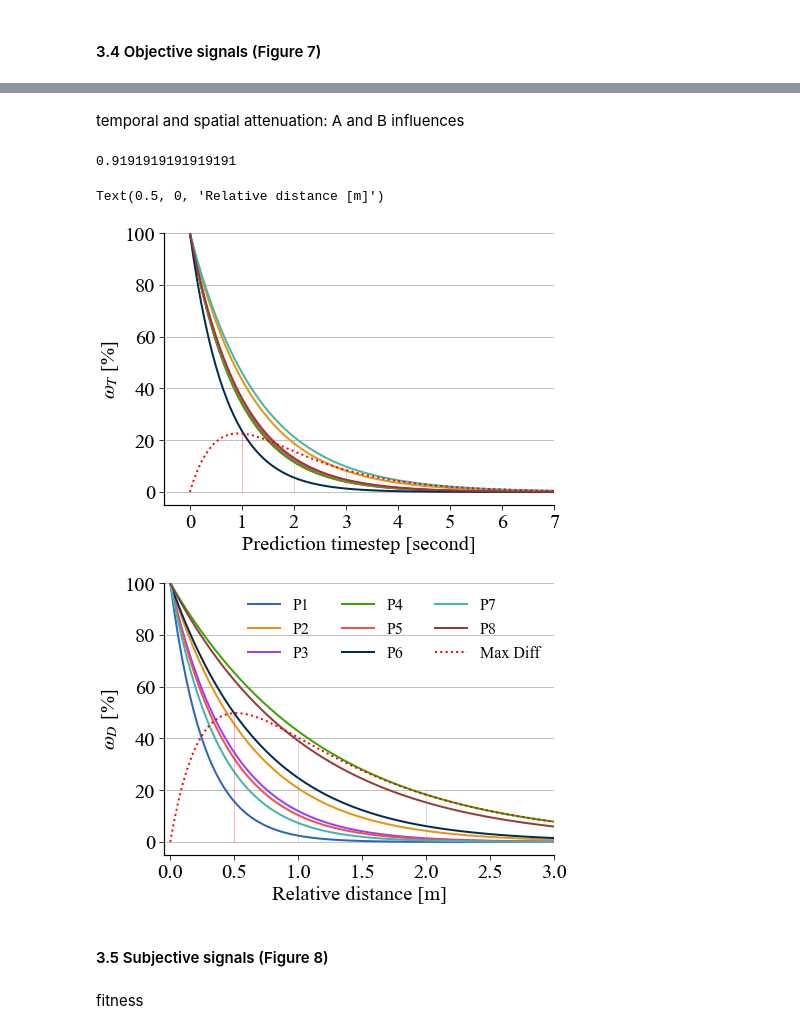
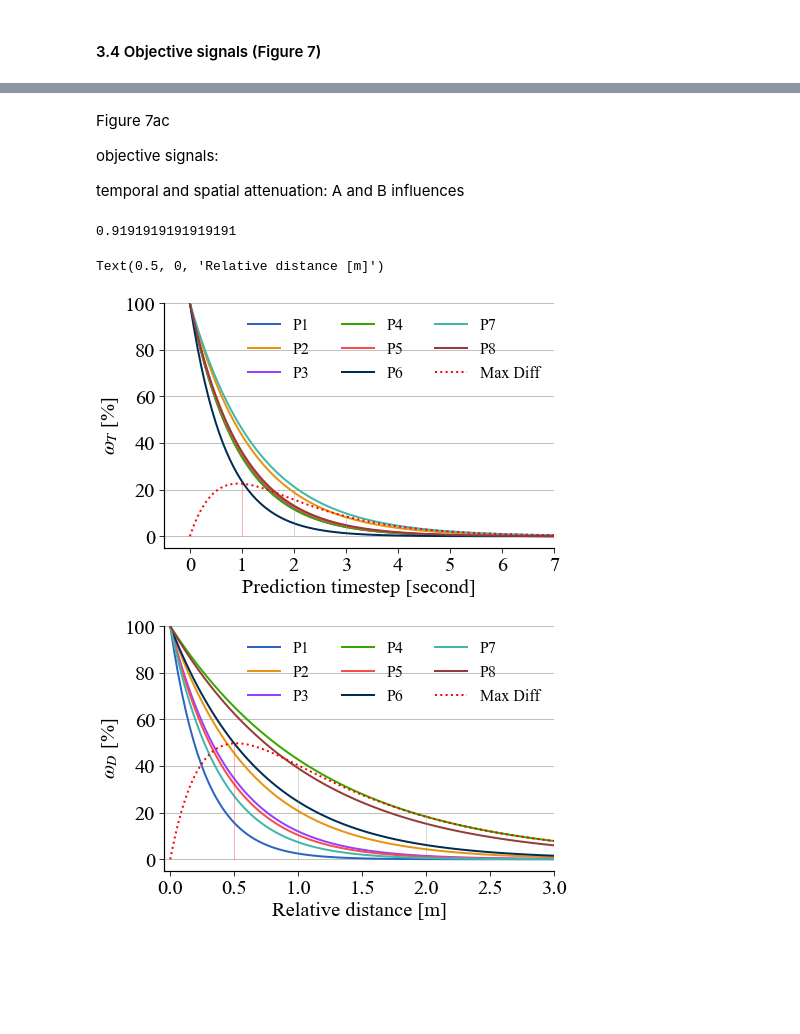
Before and after one commit to ChenChenGith/PODAR_individual_modeling_code, a Jupyter notebook: data_preprocess.ipynb, the cells around one changed output, grey strips where cells are left out. Saved outputs shown, nothing was run; the diff lists cells and outputs as text; code cells hidden in the pictures; blank space fills up the shorter version.

```diff
--- a/data_preprocess.ipynb
+++ b/data_preprocess.ipynb
@@ -577,10 +693,18 @@ Text(0.42, 0.5, 'Average R$^2$=0.93')
 # %% [markdown]
+Figure 7ac
+
+objective signals:
+
 temporal and spatial attenuation: A and B influences
 # %%
 A_list = [1.0600444078445435, 0.8356727361679077, 1.0756944417953491, 1.0794345140457153, 1.036150336265564, 1.4461475610733032, 0.7743525505065918, 1.0152881145477295]
 B_list = [3.715822219848633, 1.576579213142395, 2.126253843307495, 0.8500350117683411, 2.26875638961792, 1.3990570306777954, 2.6167290210723877, 0.9408774971961975]
+podar_max = [0.865146815776825, 0.7491351366043091, 0.6496762037277222, 0.5372337698936462, 0.7519077658653259, 0.7279267907142639, 0.9541683197021484, 0.9710002541542053]
+scale_list = [1.6150935888290405, 1.195246934890747, 1.2262033224105835, 1.016636848449707, 1.380411148071289, 1.7806282043457031, 1.4584137201309204, 1.7567945718765259]
+Alpha_list = [0.7] * 8
+horizon_list = [4, 7, 7, 6, 5, 4, 7, 7]
 
-plt.figure()
+plt.figure(figsize=(7,4.5))
 x = np.linspace(0,7,100)
 for i in range(8):
     plt.plot(x, np.exp(-1 * x * A_list[i]) * 100, label='P{}'.format(i+1))  #label='P{}: $A$={:.3f}'.format(i+1, A_list[i])
@@ -596,38 +720,35 @@ plt.plot([2,2], [0, 20], c='gray', linestyle='-', alpha=0.3, lw=1)
 plt.plot([3,3], [0, 10], c='gray', linestyle='-', alpha=0.3, lw=1)
 
 plt.xlim(-0.5,7)
 plt.xticks(np.linspace(0, 7,8))
 plt.ylim(-5,100)
-# plt.legend(ncol=3)
+plt.legend(ncol=3)
 plt.ylabel('$\omega_T$ [%]')
 plt.xlabel('Prediction timestep [second]')
-# plt.savefig(r'e:\博后工作资料\01_研究工作\06_论文\03_PODAR_carlibration\PODAR_carlibration_clear\images\fig09_obj_A.pdf')  # , bbox_inches='tight'
 
-plt.figure()
+
+plt.figure(figsize=(7,4.5))
 x = np.linspace(0,3,100)
 for i in range(8):
     plt.plot(x, np.exp(-1 * x * B_list[i]) * 100, label='P{}'.format(i+1))  # label='P{}: $B$={:.3f}'.format(i+1, B_list[i])
 
 tmp0 = np.exp(-1 * x * B_list[0]) * 100
 tmp3 = np.exp(-1 * x * B_list[3]) * 100
 plt.plot(x, tmp3 - tmp0, c='red', linestyle=':', label='Max Diff')
 
 plt.plot([0.5,0.5], [0, 50], c='red', linestyle='-', alpha=0.3, lw=1)
 
 plt.plot([1,1], [0, 40], c='gray', linestyle='-', alpha=0.3, lw=1)
 plt.plot([2,2], [0, 20], c='gray', linestyle='-', alpha=0.3, lw=1)
 
 plt.xlim(-0.05,3)
 plt.xticks(np.linspace(0, 3, 7))
 plt.ylim(-5,100)
 plt.legend(ncol=3)
 plt.ylabel('$\omega_D$ [%]')
 plt.xlabel('Relative distance [m]')
-# plt.savefig(r'e:\博后工作资料\01_研究工作\06_论文\03_PODAR_carlibration\PODAR_carlibration_clear\images\fig10_obj_B.pdf')  # , bbox_inches='tight'
 # %% [output]
 0.9191919191919191
 Text(0.5, 0, 'Relative distance [m]')
-[figure, old version]
+[figure, new version]
-[figure, old version]
+[figure, new version]
-# %% [markdown]
-#### 3.5 Subjective signals (Figure 8)
@@ -637,2 +754,0 @@ sub_r2_mean = 0.87898171
-# %% [markdown]
-fitness
```
Also changed, not shown: parts of 25 cells of this notebook.
